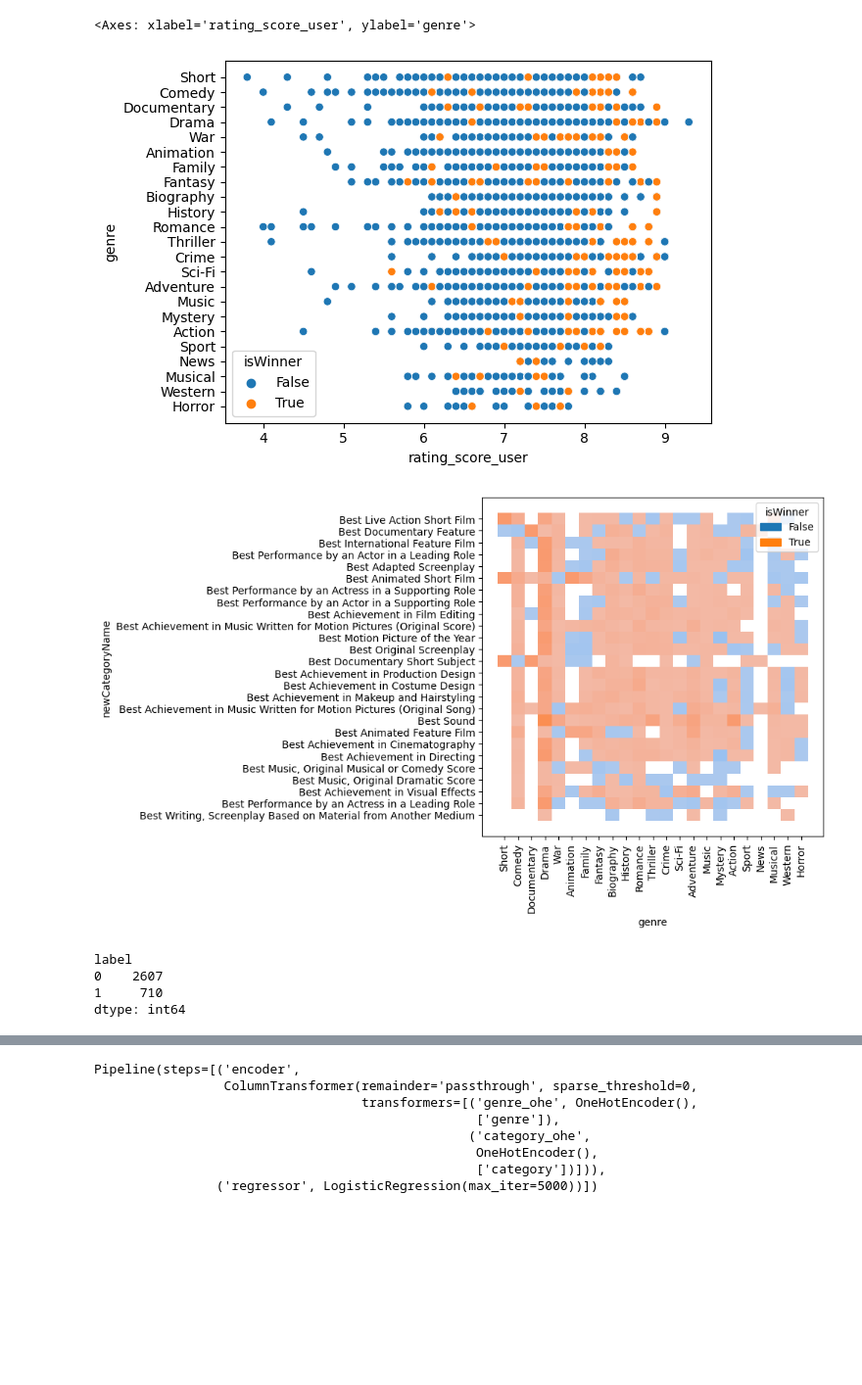
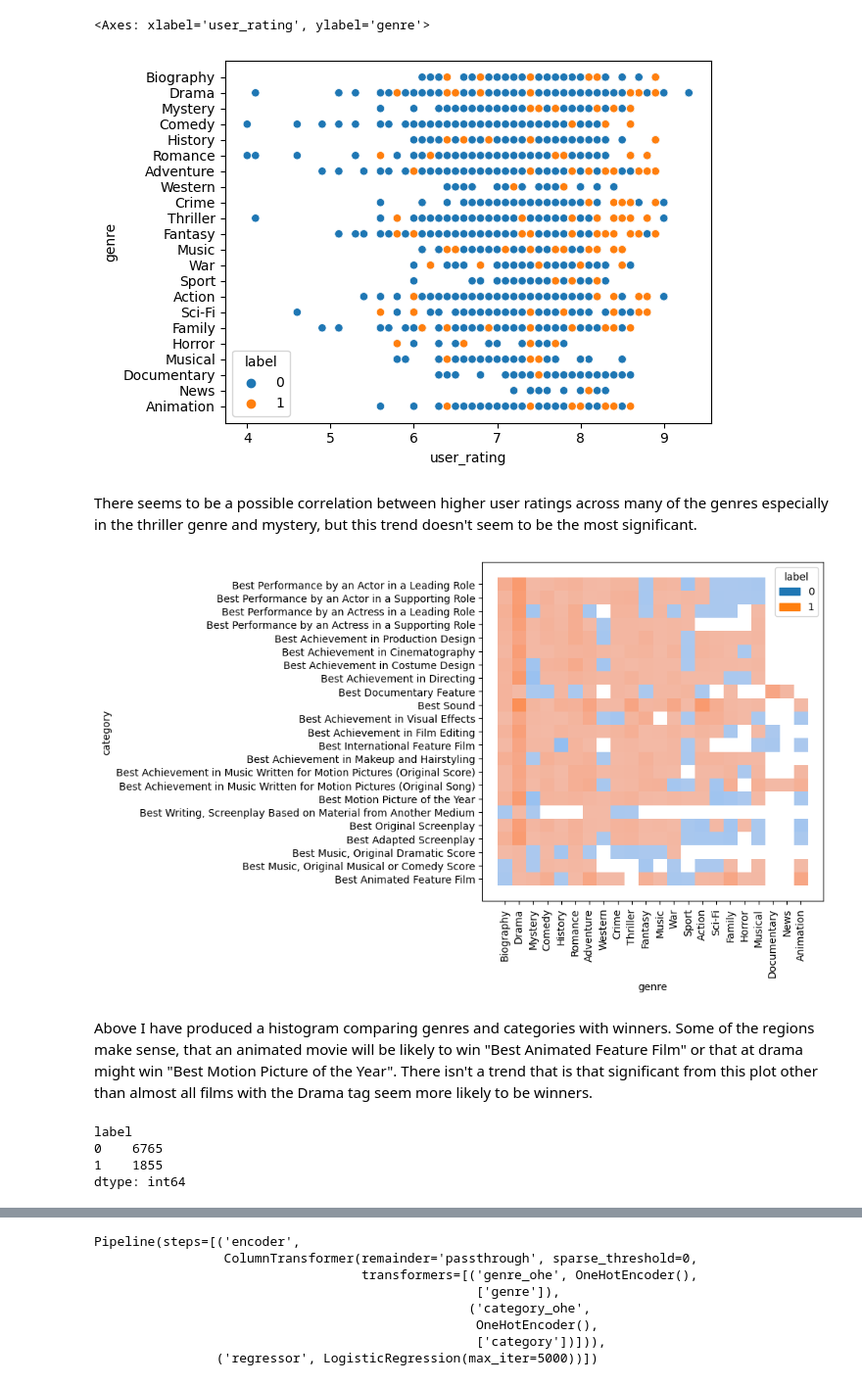
Before and after one commit to elavallee-github/ml0451-project, a Jupyter notebook: data-analysis.ipynb, the cells around one changed output, grey strips where cells are left out. Shown at 98% size. Saved outputs shown, nothing was run; the diff lists cells and outputs as text; code cells hidden in the pictures; blank space fills up the shorter version.

Commit message:
finished draft of data analysis/model development work

```diff
--- a/data-analysis.ipynb
+++ b/data-analysis.ipynb
@@ -5,6 +11,6 @@ import pandas as pd
 labels_url = "https://github.com/MengtingWan/oscar/raw/master/data/df_labels.csv"
 features_url = "https://github.com/MengtingWan/oscar/raw/master/data/df_features.csv"
 titles_url = "https://github.com/MengtingWan/oscar/raw/master/data/titles.json"
-df_labels = pd.read_csv(labels_url, on_bad_lines='skip')
+df_labels = pd.read_csv(labels_url)
 df_features = pd.read_csv(features_url)
 df_titles = pd.read_json(titles_url, lines=True)
@@ -27,0 +40,26 @@ df_labels.head(5)
+# %%
+df_labels['user_rating'] = None
+df_labels['critic_rating'] = None
+df_labels['genre'] = None
+user_ratings = []
+critic_ratings = []
+genres = []
+new_label_df = df_labels.copy()
+for data_row in df_labels.itertuples():
+    appended = False
+    for title_row in df_titles.itertuples():
+        if ((title_row[1] == data_row[8]) or (title_row[1] == data_row[10])):
+            user_ratings.append(title_row[5])
+            critic_ratings.append(title_row[4])
+            genres.append(title_row[3])
+            appended = True
+
+    if(not appended):
+        user_ratings.append(None)
+        critic_ratings.append(None)
+        genres.append(None)
+
+new_label_df['genre'] = genres
+new_label_df['user_rating'] = user_ratings
+new_label_df['critic_rating'] = critic_ratings
+df_labels = new_label_df
@@ -28,11 +68,13 @@ df_labels.head(5)
 # %%
 df_data = df_features
 df_data['category'] = df_labels['newCategoryName']
-df_data['genre'] = df_titles['genre']
+df_data['genre'] = df_labels['genre']
 df_data['year'] = df_labels['year']
 df_data['label'] = df_labels['isWinner'].astype(int)
-df_data['user_rating'] = df_titles['rating_score_user']
-df_data['critic_rating'] = df_titles['rating_score_critic']
+df_data['primary_nom'] = df_labels['primaryNomineeCode']
+df_data['secondary_nom'] = df_labels['secondaryNomineeCode']
+df_data['user_rating'] = df_labels['user_rating']
+df_data['critic_rating'] = df_labels['critic_rating']
 df_data = df_data.dropna()
-df_data.shape
+df_data
 # %% [output]
@@ -131,20 +144,24 @@ expanded_df.head(5)
 # %%
-sns.scatterplot(data=genre_df[['genre', 'rating_score_user', 'isWinner']], x='rating_score_user', y='genre', hue='isWinner')
+sns.scatterplot(data=genre_df[['genre', 'user_rating', 'label']], x='user_rating', y='genre', hue='label')
 # %% [output]
-<Axes: xlabel='rating_score_user', ylabel='genre'>
+<Axes: xlabel='user_rating', ylabel='genre'>
-[figure, old version]
+[figure, new version]
+# %% [markdown]
+There seems to be a possible correlation between higher user ratings across many of the genres especially in the thriller genre and mystery, but this trend doesn't seem to be the most significant.
 # %%
 from matplotlib import pyplot as plt
 fig, axs = plt.subplots(1, 1, figsize=(6,6))
 
-sns.histplot(ax=axs, data=genre_df[['genre', 'newCategoryName', 'isWinner']], x='genre', y='newCategoryName', hue='isWinner')
+sns.histplot(ax=axs, data=genre_df[['genre', 'category', 'label']], x='genre', y='category', hue='label')
 axs.tick_params(axis='x', rotation=90)
 # %% [output]
-[figure, old version]
+[figure, new version]
+# %% [markdown]
+Above I have produced a histogram comparing genres and categories with winners. Some of the regions make sense, that an animated movie will be likely to win "Best Animated Feature Film" or that at drama might win "Best Motion Picture of the Year". There isn't a trend that is that significant from this plot other than almost all films with the Drama tag seem more likely to be winners.
 # %%
 genre_df.groupby('label').size()
 # %% [output]
 label
-0    2607
-1     710
+0    6765
+1    1855
 dtype: int64
```
Also changed, not shown: parts of 48 cells of this notebook.
